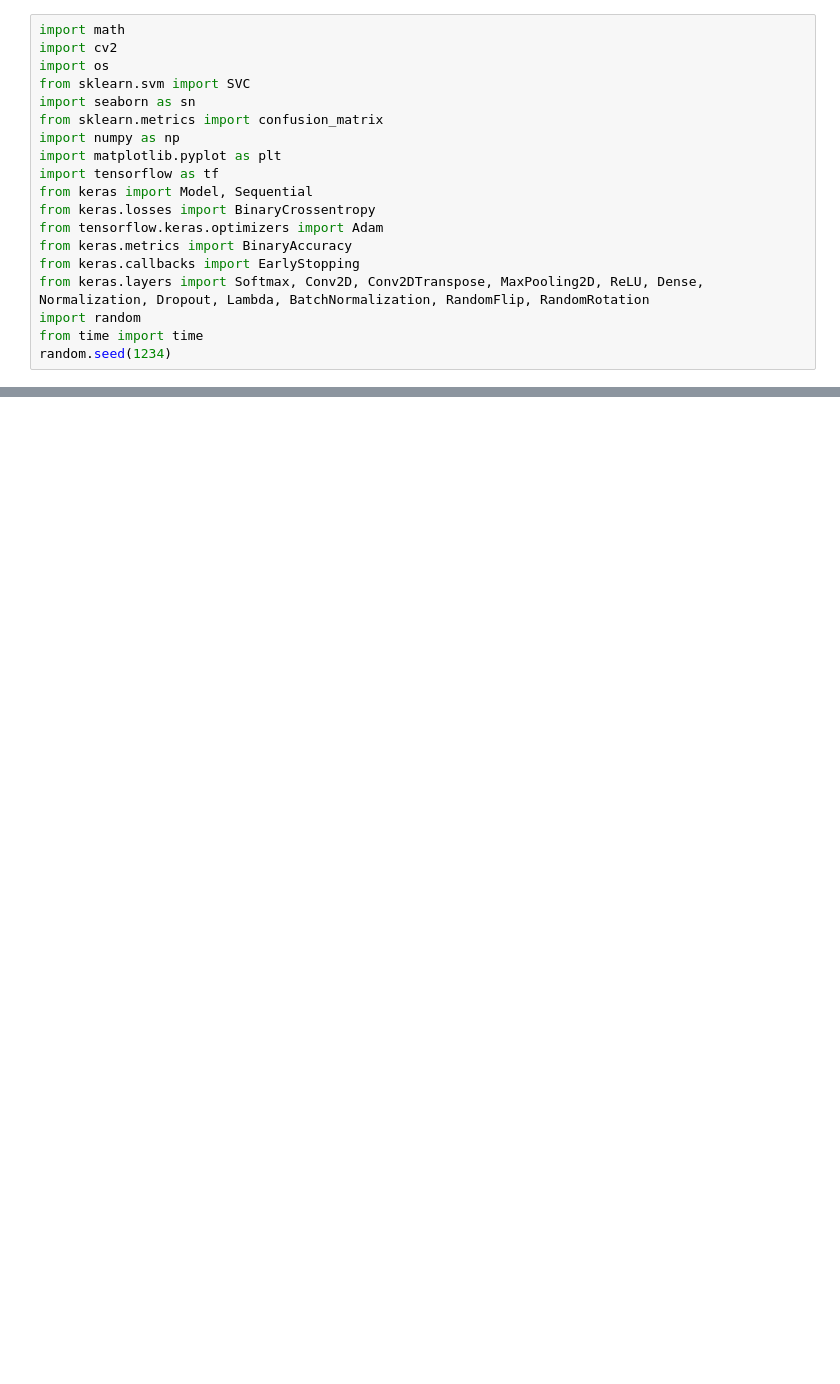
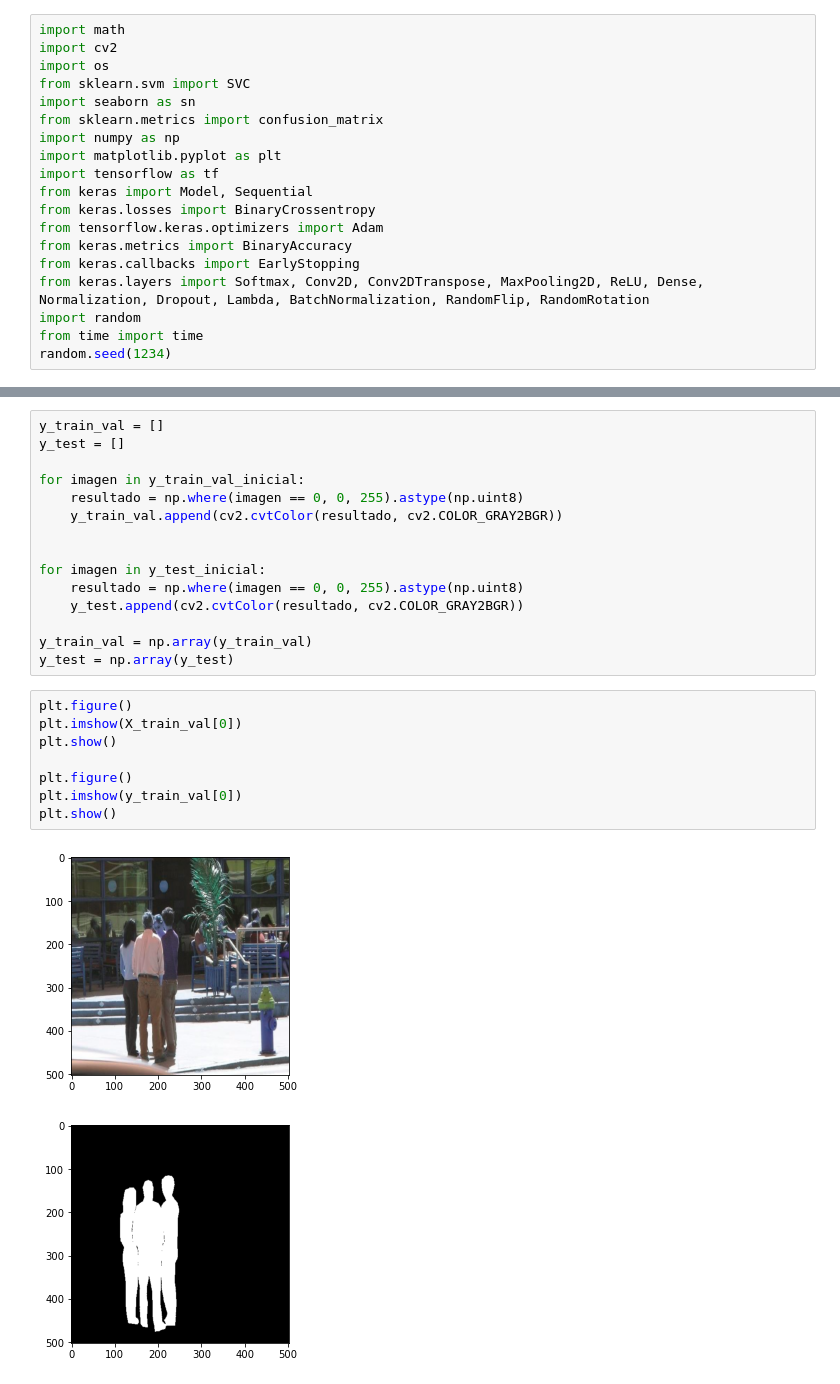
Before and after one commit to Juane99/VC_TEORIA_DATCOM, a Jupyter notebook: segmentation.ipynb, the cells around one changed output, grey strips where cells are left out. Saved outputs shown, nothing was run; the diff lists cells and outputs as text; blank space fills up the shorter version.

```diff
--- a/segmentation.ipynb
+++ b/segmentation.ipynb
@@ -19,0 +79,26 @@ random.seed(1234)
+# %%
+y_train_val = []
+y_test = []
+
+for imagen in y_train_val_inicial:
+    resultado = np.where(imagen == 0, 0, 255).astype(np.uint8)
+    y_train_val.append(cv2.cvtColor(resultado, cv2.COLOR_GRAY2BGR))
+
+
+for imagen in y_test_inicial:
+    resultado = np.where(imagen == 0, 0, 255).astype(np.uint8)
+    y_test.append(cv2.cvtColor(resultado, cv2.COLOR_GRAY2BGR))
+
+y_train_val = np.array(y_train_val)
+y_test = np.array(y_test)
+# %%
+plt.figure()
+plt.imshow(X_train_val[0])
+plt.show()
+
+plt.figure()
+plt.imshow(y_train_val[0])
+plt.show()
+# %% [output]
+[figure, added]
+[figure, added]
```
Also changed, not shown: parts of 10 cells of this notebook.
